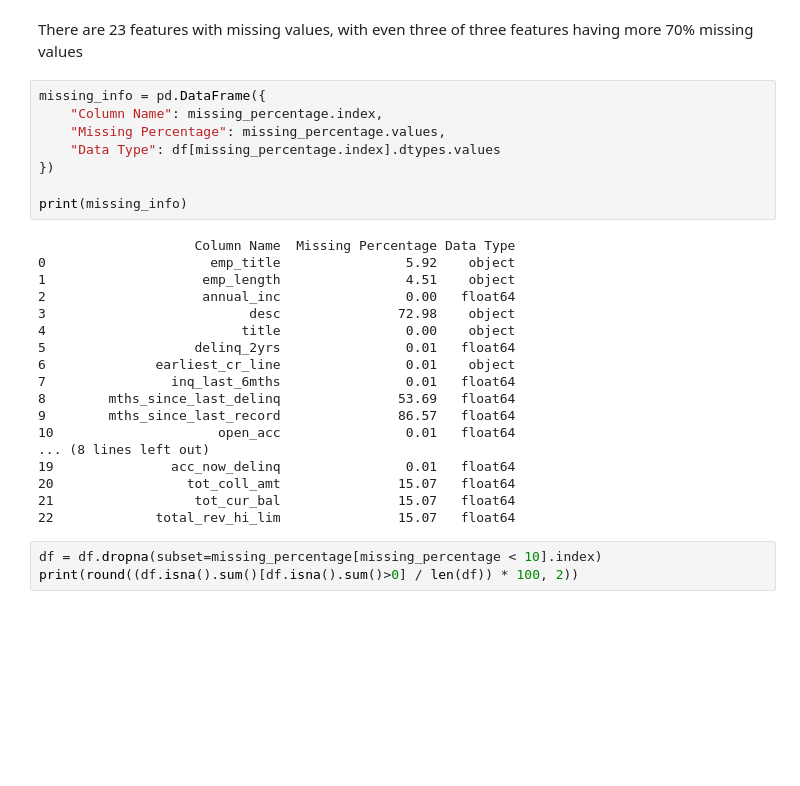
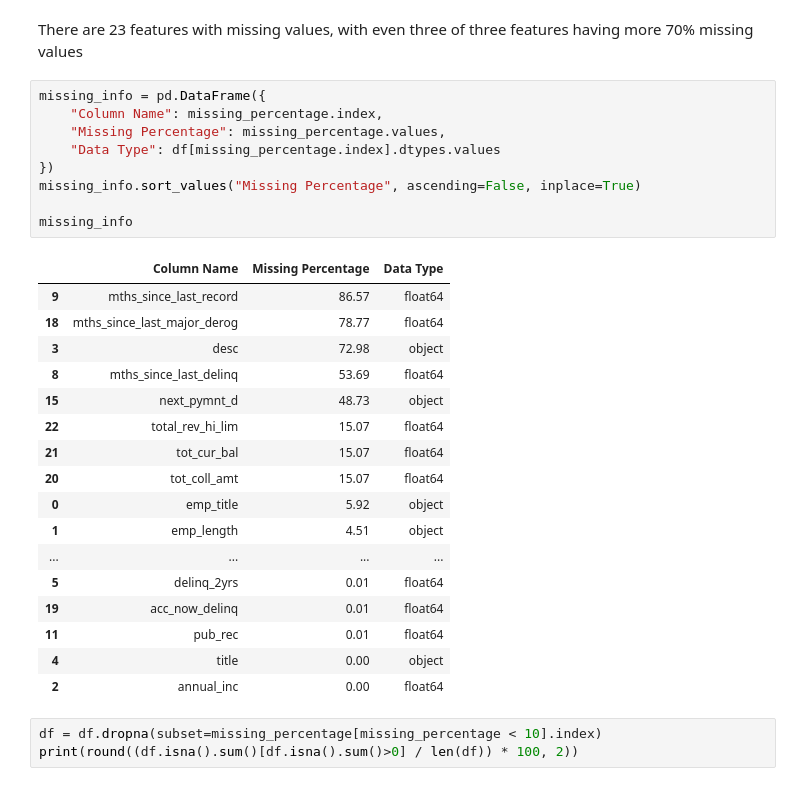
Before and after one commit to mferdinandr/credit-risk-idx, a Jupyter notebook: file.ipynb, the cells around one changed output. Cells and saved outputs as stored; diff of their text form; blank space fills up the shorter version.

Commit message:
feat: handling missing value

```diff
--- a/file.ipynb
+++ b/file.ipynb
@@ -131,29 +131,30 @@ There are 23 features with missing values, with even three of three features hav
 # %%
 missing_info = pd.DataFrame({
     "Column Name": missing_percentage.index,
     "Missing Percentage": missing_percentage.values,
     "Data Type": df[missing_percentage.index].dtypes.values
 })
+missing_info.sort_values("Missing Percentage", ascending=False, inplace=True)
 
-print(missing_info)
+missing_info
 # %% [output]
-                    Column Name  Missing Percentage Data Type
-0                     emp_title                5.92    object
-1                    emp_length                4.51    object
-2                    annual_inc                0.00   float64
-3                          desc               72.98    object
-4                         title                0.00    object
-5                   delinq_2yrs                0.01   float64
-6              earliest_cr_line                0.01    object
-7                inq_last_6mths                0.01   float64
-8        mths_since_last_delinq               53.69   float64
-9        mths_since_last_record               86.57   float64
-10                     open_acc                0.01   float64
-... (8 lines left out)
-19               acc_now_delinq                0.01   float64
-20                 tot_coll_amt               15.07   float64
-21                  tot_cur_bal               15.07   float64
-22             total_rev_hi_lim               15.07   float64
+|  | Column Name | Missing Percentage | Data Type |
+| 9 | mths_since_last_record | 86.57 | float64 |
+| 18 | mths_since_last_major_derog | 78.77 | float64 |
+| 3 | desc | 72.98 | object |
+| 8 | mths_since_last_delinq | 53.69 | float64 |
+| 15 | next_pymnt_d | 48.73 | object |
+| 22 | total_rev_hi_lim | 15.07 | float64 |
+| 21 | tot_cur_bal | 15.07 | float64 |
+| 20 | tot_coll_amt | 15.07 | float64 |
+| 0 | emp_title | 5.92 | object |
+| 1 | emp_length | 4.51 | object |
+| ... | ... | ... | ... |
+| 5 | delinq_2yrs | 0.01 | float64 |
+| 19 | acc_now_delinq | 0.01 | float64 |
+| 11 | pub_rec | 0.01 | float64 |
+| 4 | title | 0.00 | object |
+| 2 | annual_inc | 0.00 | float64 |
 # %%
 df = df.dropna(subset=missing_percentage[missing_percentage < 10].index)
 print(round((df.isna().sum()[df.isna().sum()>0] / len(df)) * 100, 2))
```
Also changed, not shown: parts of 9 cells of this notebook.
